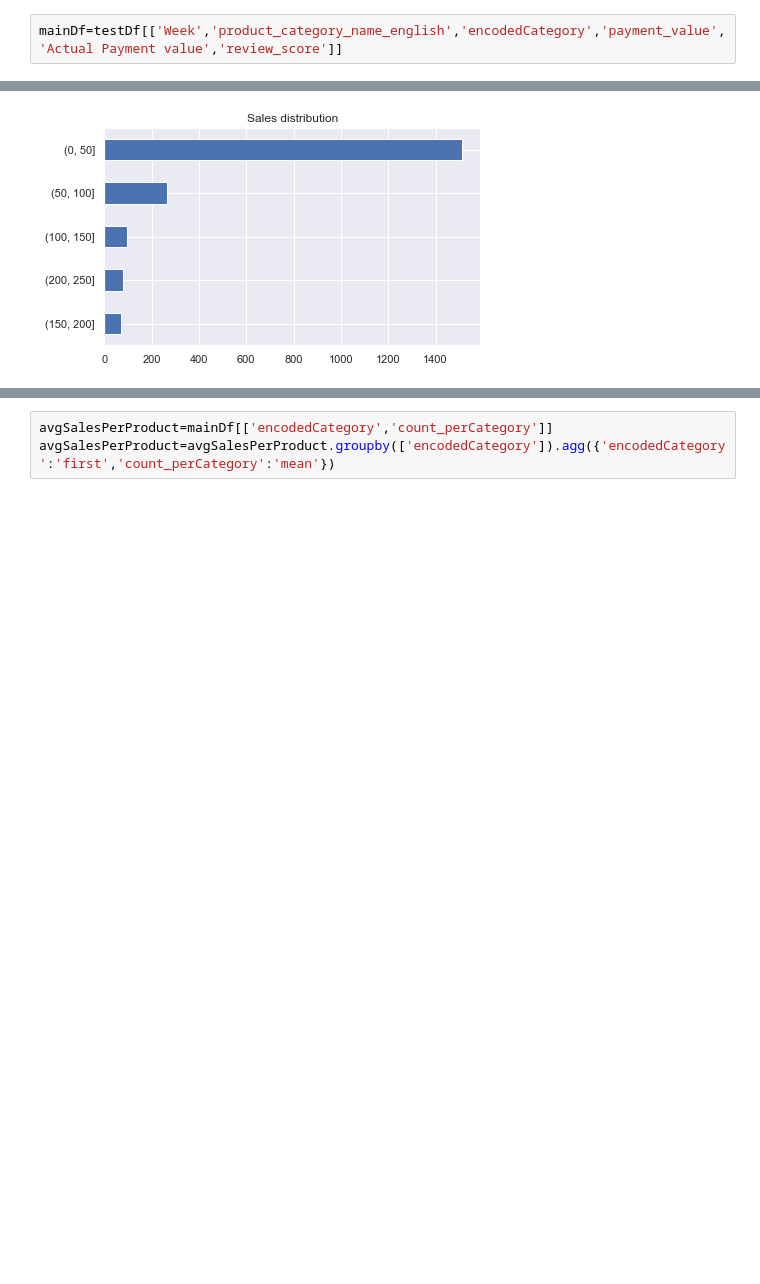
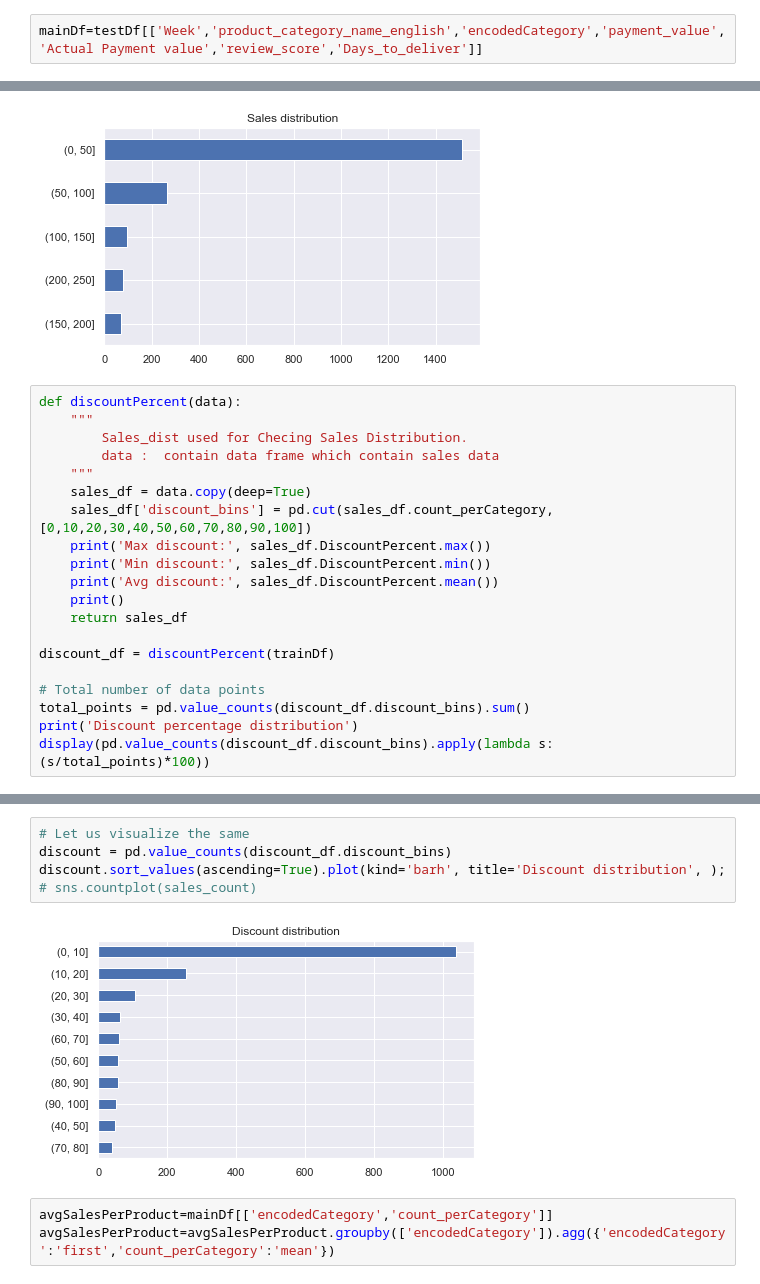
Before and after one commit to shivamkk32/CP-1, a Jupyter notebook: Week-wise Sales Forecast.ipynb, the cells around one changed output, grey strips where cells are left out. Cells and saved outputs as stored; diff of their text form; blank space fills up the shorter version.

```diff
--- a/Week-wise Sales Forecast.ipynb
+++ b/Week-wise Sales Forecast.ipynb
@@ -46,5 +46,5 @@ testDf['Actual Payment value']=testDf['price']+testDf['freight_value']
 testDf['order_purchase_timestamp']= pd.to_datetime(testDf['order_purchase_timestamp'])
 testDf['Week']=testDf['order_purchase_timestamp'].dt.week
 # %%
-mainDf=testDf[['Week','product_category_name_english','encodedCategory','payment_value','Actual Payment value','review_score']]
+mainDf=testDf[['Week','product_category_name_english','encodedCategory','payment_value','Actual Payment value','review_score','Days_to_deliver']]
 # %%
@@ -164,3 +146,23 @@ sales_count.sort_values(ascending=True).plot(kind='barh', title='Sales distribut
 # sns.countplot(sales_count)
 # %% [output]
 [figure]
+# %%
+def discountPercent(data):
+    """
+        Sales_dist used for Checing Sales Distribution.
+        data :  contain data frame which contain sales data
+    """
+    sales_df = data.copy(deep=True)
+    sales_df['discount_bins'] = pd.cut(sales_df.count_perCategory, [0,10,20,30,40,50,60,70,80,90,100])
+    print('Max discount:', sales_df.DiscountPercent.max())
+    print('Min discount:', sales_df.DiscountPercent.min())
+    print('Avg discount:', sales_df.DiscountPercent.mean())
+    print()
+    return sales_df
+
+discount_df = discountPercent(trainDf)
+
+# Total number of data points
+total_points = pd.value_counts(discount_df.discount_bins).sum()
+print('Discount percentage distribution')
+display(pd.value_counts(discount_df.discount_bins).apply(lambda s: (s/total_points)*100))
@@ -167,3 +186,10 @@ sales_count.sort_values(ascending=True).plot(kind='barh', title='Sales distribut
+# %%
+# Let us visualize the same
+discount = pd.value_counts(discount_df.discount_bins)
+discount.sort_values(ascending=True).plot(kind='barh', title='Discount distribution', );
+# sns.countplot(sales_count)
+# %% [output]
+[figure, added]
 # %%
 avgSalesPerProduct=mainDf[['encodedCategory','count_perCategory']]
 avgSalesPerProduct=avgSalesPerProduct.groupby(['encodedCategory']).agg({'encodedCategory':'first','count_perCategory':'mean'})
```
Also changed, not shown: parts of 16 cells of this notebook, 2 other files.
